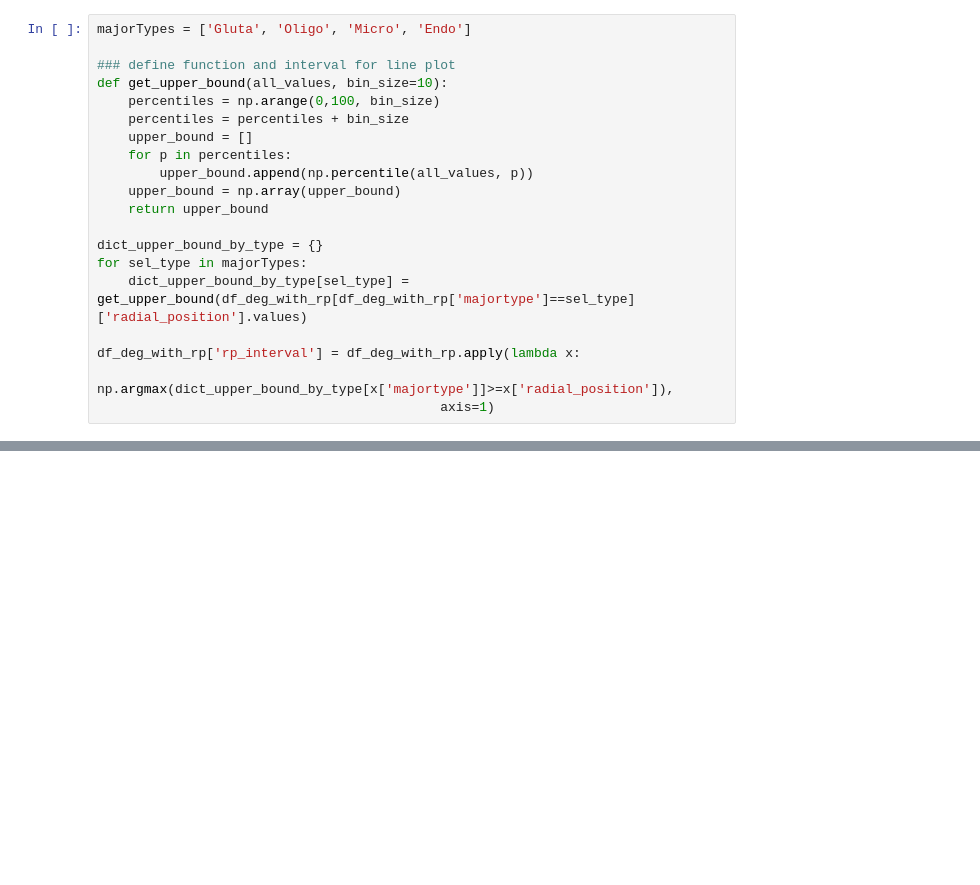
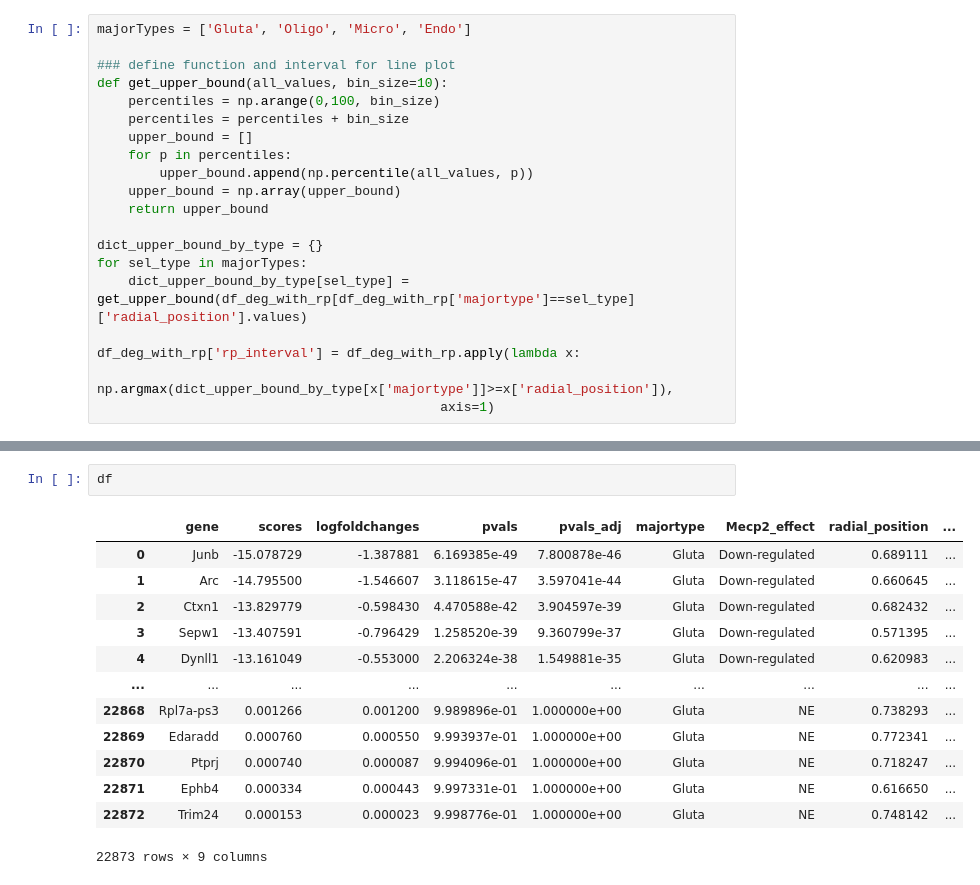
Before and after one commit to ZhuangLab/Chromatin_Analysis_MOp, a Jupyter notebook: Mecp2/External_RNAseq_dataset_analysis/Step4_MeCP2_effect_by_radial_position_scRNA.ipynb, the cells around one changed output, grey strips where cells are left out. Saved outputs shown, nothing was run; the diff lists cells and outputs as text; blank space fills up the shorter version.

```diff
--- a/Mecp2/External_RNAseq_dataset_analysis/Step4_MeCP2_effect_by_radial_position_scRNA.ipynb
+++ b/Mecp2/External_RNAseq_dataset_analysis/Step4_MeCP2_effect_by_radial_position_scRNA.ipynb
@@ -240,0 +157,16 @@ meta NOT subset; don't know how to subset; dropped
+# %%
+df
+# %% [output]
+|  | gene | scores | logfoldchanges | pvals | pvals_adj | majortype | Mecp2_effect | radial_position | ... |
+| 0 | Junb | -15.078729 | -1.387881 | 6.169385e-49 | 7.800878e-46 | Gluta | Down-regulated | 0.689111 | ... |
+| 1 | Arc | -14.795500 | -1.546607 | 3.118615e-47 | 3.597041e-44 | Gluta | Down-regulated | 0.660645 | ... |
+| 2 | Ctxn1 | -13.829779 | -0.598430 | 4.470588e-42 | 3.904597e-39 | Gluta | Down-regulated | 0.682432 | ... |
+| 3 | Sepw1 | -13.407591 | -0.796429 | 1.258520e-39 | 9.360799e-37 | Gluta | Down-regulated | 0.571395 | ... |
+| 4 | Dynll1 | -13.161049 | -0.553000 | 2.206324e-38 | 1.549881e-35 | Gluta | Down-regulated | 0.620983 | ... |
+| ... | ... | ... | ... | ... | ... | ... | ... | ... | ... |
+| 22868 | Rpl7a-ps3 | 0.001266 | 0.001200 | 9.989896e-01 | 1.000000e+00 | Gluta | NE | 0.738293 | ... |
+| 22869 | Edaradd | 0.000760 | 0.000550 | 9.993937e-01 | 1.000000e+00 | Gluta | NE | 0.772341 | ... |
+| 22870 | Ptprj | 0.000740 | 0.000087 | 9.994096e-01 | 1.000000e+00 | Gluta | NE | 0.718247 | ... |
+| 22871 | Ephb4 | 0.000334 | 0.000443 | 9.997331e-01 | 1.000000e+00 | Gluta | NE | 0.616650 | ... |
+| 22872 | Trim24 | 0.000153 | 0.000023 | 9.998776e-01 | 1.000000e+00 | Gluta | NE | 0.748142 | ... |
+22873 rows × 9 columns
```
Also changed, not shown: parts of 7 cells of this notebook, 16 other files.
